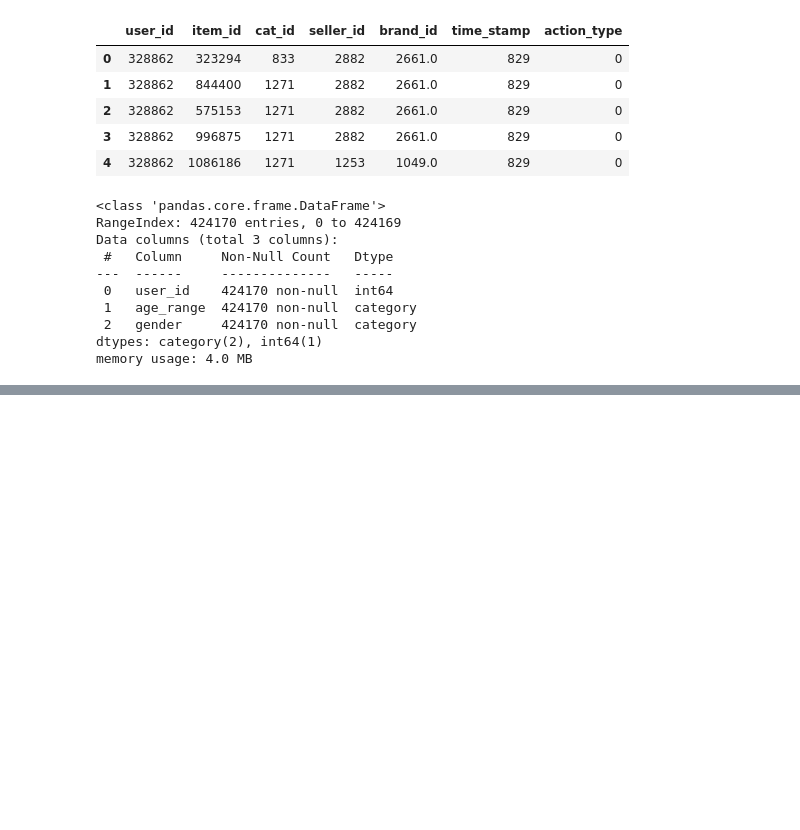
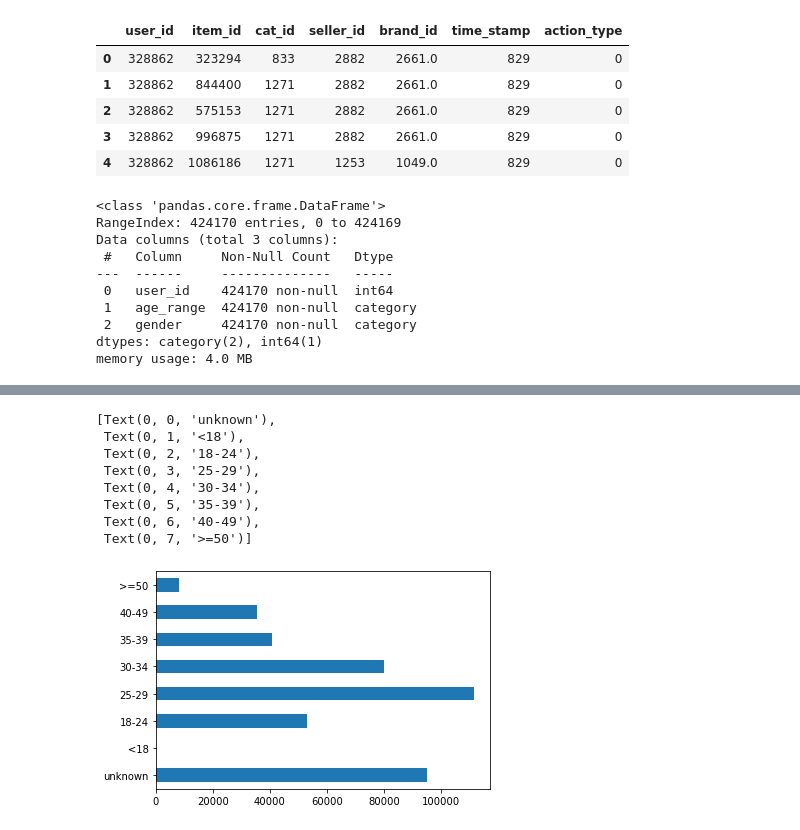
Before and after one commit to Augustine-C/Data_mining_project, a Jupyter notebook: fianl_project.ipynb, the cells around one changed output, grey strips where cells are left out. Cells and saved outputs as stored; diff of their text form; code cells hidden in the pictures; blank space fills up the shorter version.

```diff
--- a/fianl_project.ipynb
+++ b/fianl_project.ipynb
@@ -55,11 +55,13 @@ log.head()
 | 3 | 328862 | 996875 | 1271 | 2882 | 2661.0 | 829 | 0 |
 | 4 | 328862 | 1086186 | 1271 | 1253 | 1049.0 | 829 | 0 |
 # %%
-info['age_range'] = info['age_range'].fillna(-1)
+info['age_range'] = info['age_range'].fillna(0)
 info['gender'] = info['gender'].fillna(2)
 # %%
 info['age_range'] = info['age_range'].astype('category')
 info['gender'] = info['gender'].astype('category')
+# %%
+info['age_range'] = info['age_range'].replace(8, 7)
 # %%
 info.info()
 # %% [output]
@@ -98,0 +91,13 @@ log['time_stamp'].plot(kind='hist')
+# %%
+fig = info['age_range'].value_counts(sort=False).plot(kind='barh')
+fig.set_yticklabels(["unknown","<18","18-24","25-29","30-34","35-39","40-49",">=50"])
+# %% [output]
+[Text(0, 0, 'unknown'),
+ Text(0, 1, '<18'),
+ Text(0, 2, '18-24'),
+ Text(0, 3, '25-29'),
+ Text(0, 4, '30-34'),
+ Text(0, 5, '35-39'),
+ Text(0, 6, '40-49'),
+ Text(0, 7, '>=50')]
+[figure, added]
```
Also changed, not shown: parts of 9 cells of this notebook.
